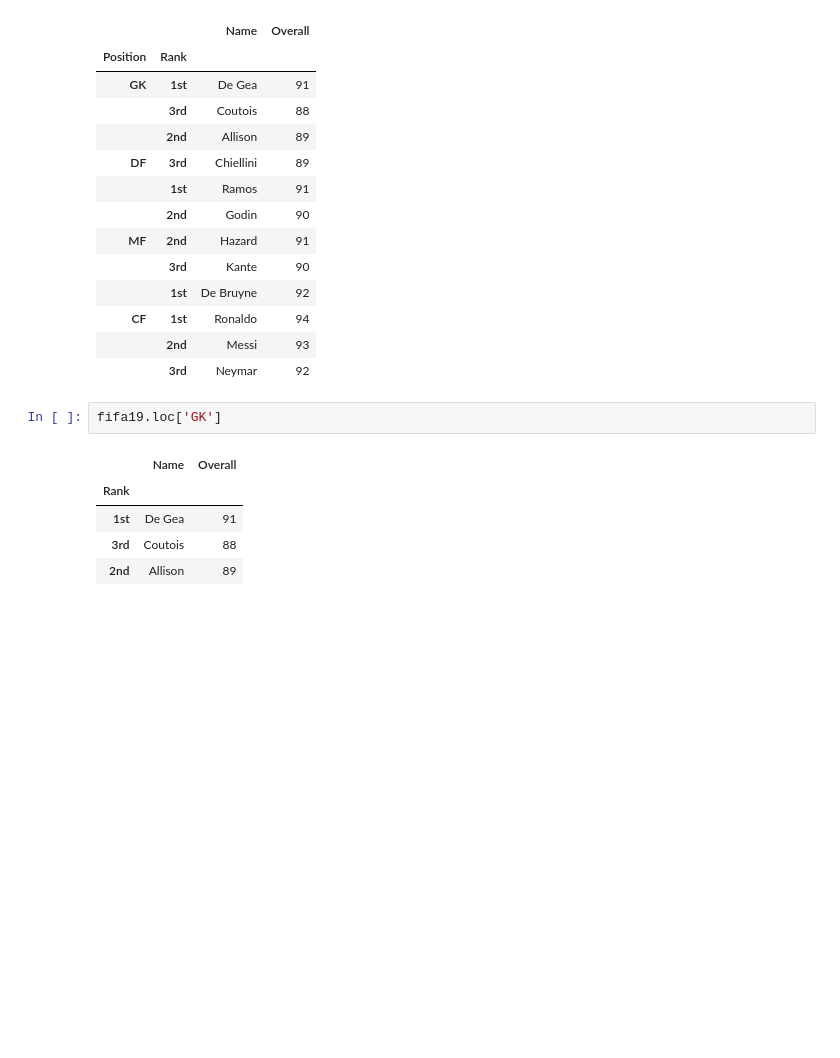
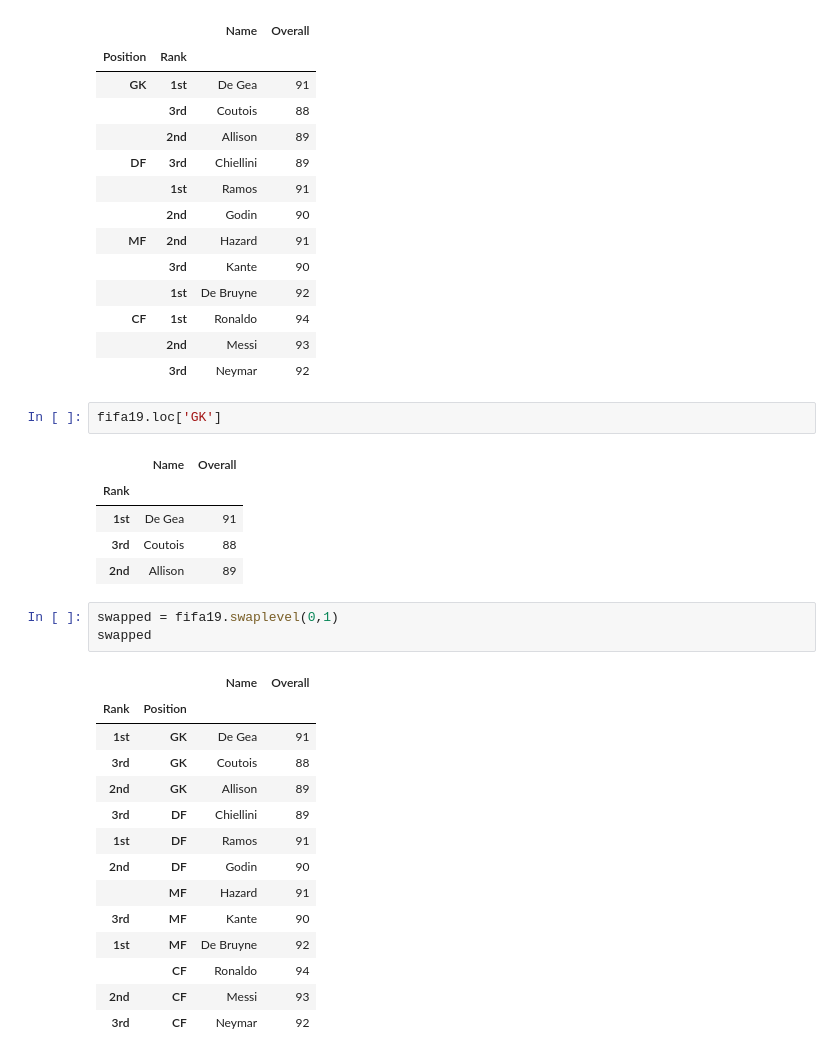
Before and after one commit to jimaid/tutorial, a Jupyter notebook: Pandas tutorials.ipynb, the cells around one changed output. Drawn from its saved outputs; the diff is of its cells as text; blank space fills up the shorter version.

```diff
--- a/Pandas tutorials.ipynb
+++ b/Pandas tutorials.ipynb
@@ -238,3 +238,21 @@ fifa19.loc['GK']
 | 1st | De Gea | 91 |
 | 3rd | Coutois | 88 |
 | 2nd | Allison | 89 |
+# %%
+swapped = fifa19.swaplevel(0,1)
+swapped
+# %% [output]
+|  |  | Name | Overall |
+| Rank | Position |  |  |
+| 1st | GK | De Gea | 91 |
+| 3rd | GK | Coutois | 88 |
+| 2nd | GK | Allison | 89 |
+| 3rd | DF | Chiellini | 89 |
+| 1st | DF | Ramos | 91 |
+| 2nd | DF | Godin | 90 |
+|  | MF | Hazard | 91 |
+| 3rd | MF | Kante | 90 |
+| 1st | MF | De Bruyne | 92 |
+|  | CF | Ronaldo | 94 |
+| 2nd | CF | Messi | 93 |
+| 3rd | CF | Neymar | 92 |
```
